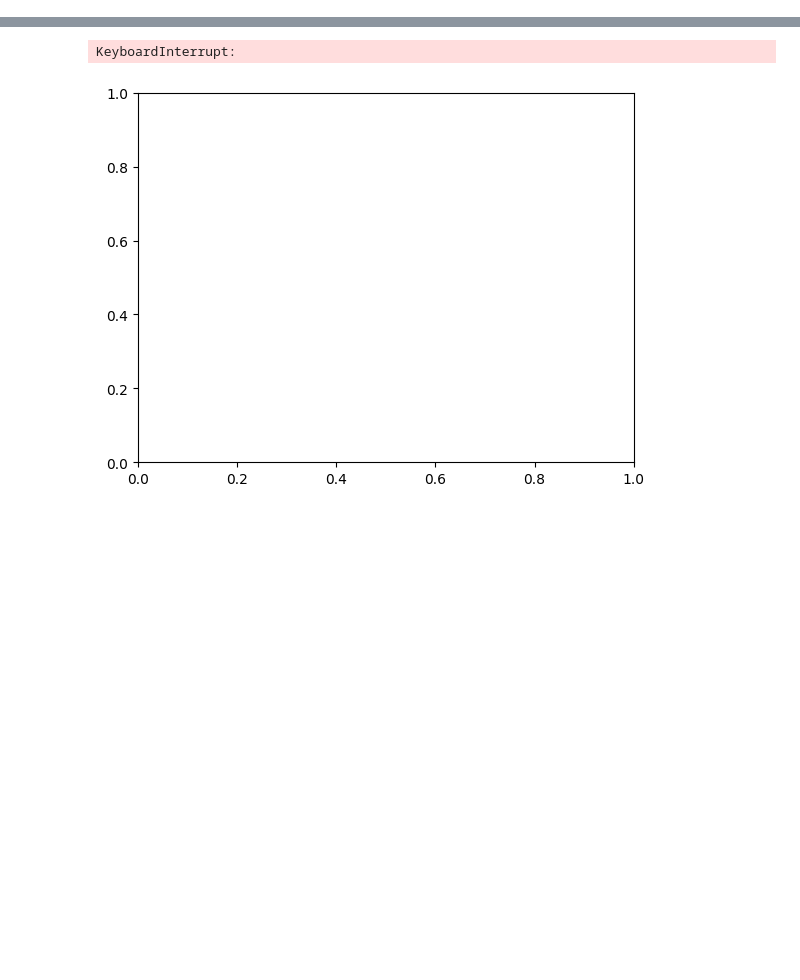
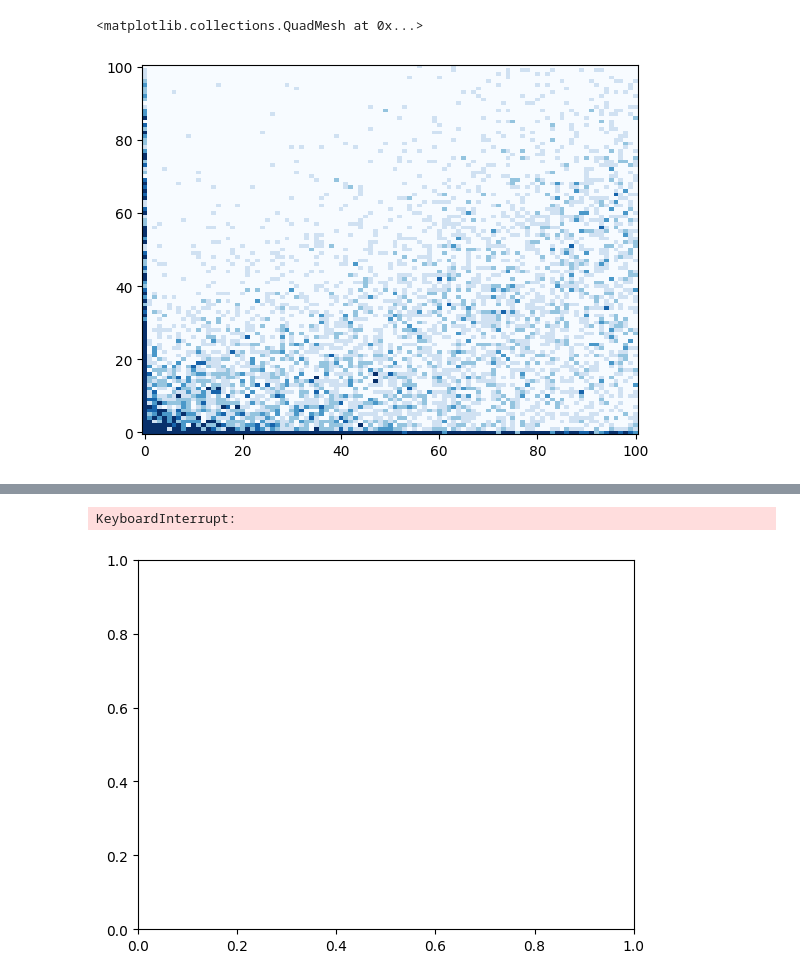
Before and after one commit to nicolaimpe/viirsnow, a Jupyter notebook: notebooks/scatter_plot.ipynb, the cells around one changed output, grey strips where cells are left out. Drawn from its saved outputs; the diff is of its cells as text; code cells hidden in the pictures; blank space fills up the shorter version.

```diff
--- a/notebooks/scatter_plot.ipynb
+++ b/notebooks/scatter_plot.ipynb
@@ -0,0 +46,6 @@
+# %%
+reduced = mf_metrics_ds.sel(ref_bins=slice(0,101)).sum(dim=('aspect_bins', 'time', 'forest_mask', 'sub_roi')).data_vars['n_occurrences']
+plt.pcolormesh(reduced.ref_bins, reduced.test_bins, reduced,vmin=0, vmax=5, cmap='Blues')
+# %% [output]
+<matplotlib.collections.QuadMesh at 0x...>
+[figure, added]
```
Also changed, not shown: parts of 6 cells of this notebook, 1 other file.
